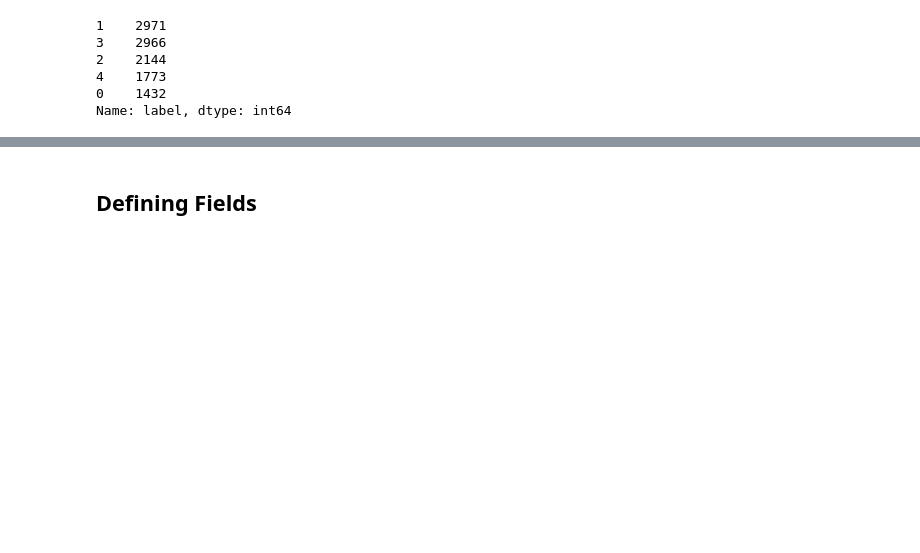
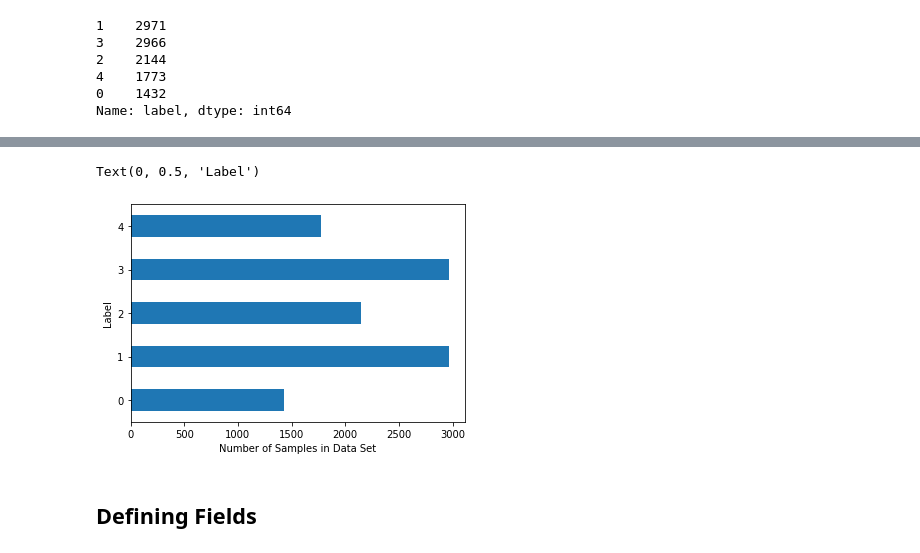
Before and after one commit to sridevibonthu/TSAI_END_P1, a Jupyter notebook: Session 07/Sentiment_Analysis_on_stanford_data_using_LSTM_RNN.ipynb, the cells around one changed output, grey strips where cells are left out. Cells and saved outputs as stored; diff of their text form; code cells hidden in the pictures; blank space fills up the shorter version.

```diff
--- a/Session 07/Sentiment_Analysis_on_stanford_data_using_LSTM_RNN.ipynb
+++ b/Session 07/Sentiment_Analysis_on_stanford_data_using_LSTM_RNN.ipynb
@@ -109,3 +120,11 @@ Name: label, dtype: int64
+# %%
+import matplotlib.pyplot as plt
+ax = df['label'].value_counts(sort=False).plot(kind='barh')
+ax.set_xlabel("Number of Samples in Data Set")
+ax.set_ylabel("Label")
+# %% [output]
+Text(0, 0.5, 'Label')
+[figure, added]
 # %% [markdown]
 ## Defining Fields
 # %% [markdown]
```
Also changed, not shown: parts of 9 cells of this notebook.
